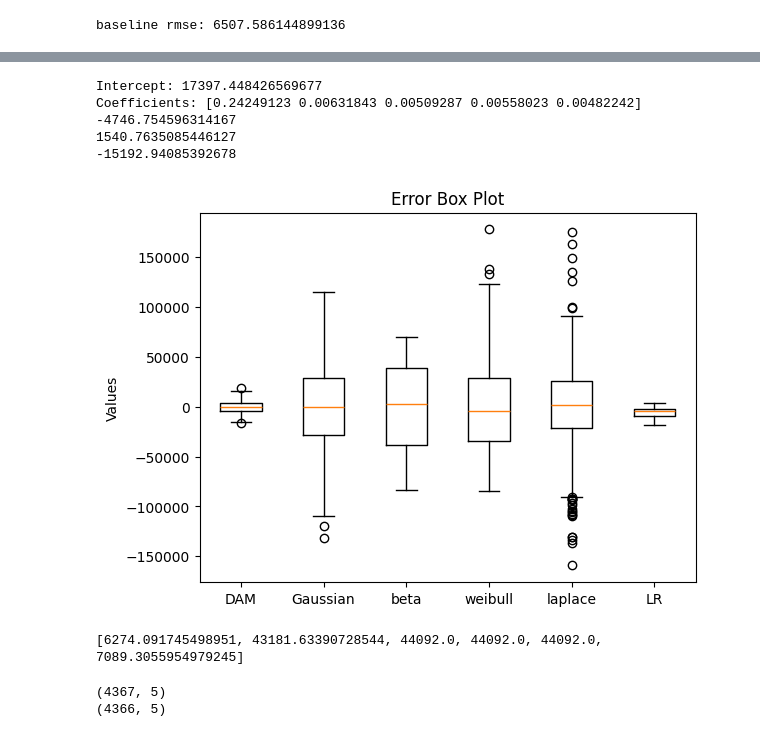
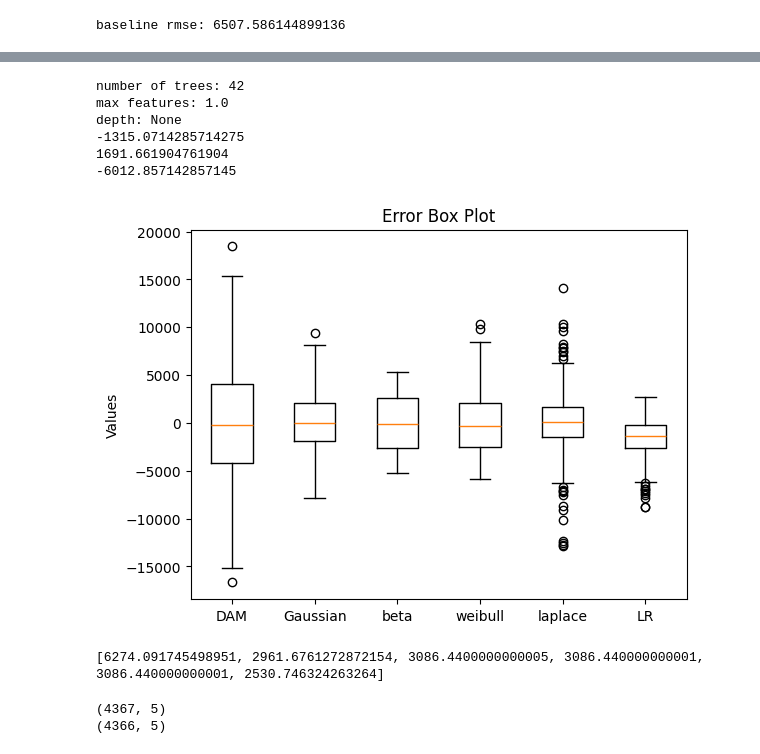
Before and after one commit to janghl/Siemens-Privacy-in-Reinforcement-Learning, a Jupyter notebook: demand.ipynb, the cells around one changed output, grey strips where cells are left out. Cells and saved outputs as stored; diff of their text form; code cells hidden in the pictures.

```diff
--- a/demand.ipynb
+++ b/demand.ipynb
@@ -290,7 +290,7 @@ limit_display(5)
 # %%
 warnings.filterwarnings('ignore')
 
-error_range_rate = 1
+error_range_rate = 0.07
 time_arr, y_DAM, time_arr_val, y_DAM_val, time_arr_test, y_DAM_test = CAISO_forecast()
 time_arr, y_truth, time_arr_val, y_truth_val, time_arr_test, y_truth_test = GodMode()
 y_guassian = add_gaussian_noise(y_truth, error_range_rate)
@@ -322,6 +322,9 @@ from sklearn.neighbors import KNeighborsRegressor
 from keras.models import Sequential
 from keras.layers import Dense
 from sklearn.linear_model import LinearRegression
+from sklearn.ensemble import RandomForestRegressor
+from sklearn.model_selection import train_test_split
+from sklearn.metrics import mean_squared_error
 warnings.filterwarnings('ignore')
 
 
@@ -360,6 +363,17 @@ def LR(X_train, Y_train, X_val, Y_val):
   print("Coefficients:", regression.coef_)
 
   return rmse, Y_pred
+
+
+def Forest(X_train, Y_train, X_val, Y_val, num):
+  forest = RandomForestRegressor(n_estimators=num)
+  forest.fit(X_train, Y_train)
+  Y_pred = forest.predict(X_val)
+  rmse = mean_squared_error(Y_val, Y_pred, squared=False)
+  print("number of trees:", forest.n_estimators)
+  print("max features:", forest.max_features)
+  print("depth:", forest.max_depth)
+  return rmse, Y_pred
 # %%
 print(X_train.shape)
 print(Y_train.shape)
@@ -543,30 +656,31 @@ print(rmse_equal)
 # %%
-_, Y_pred_test = LR(X_train, Y_train, X_test, Y_test)
+_, Y_pred_test = Forest(X_train, Y_train, X_test, Y_test, 42)
 Error = Y_pred_test - Y_test
 
 # median, 97.5 percentile, 2.5 percentile
 median = np.median(Error)
 percentile_975 = np.percentile(Error, 97.5)
 percentile_25 = np.percentile(Error, 2.5)
 print(median)
 print(percentile_975)
 print(percentile_25)
 
 # error box plot Error, F1,.. F5, ensemble
 data = np.concatenate([X_test-Y_test[:,np.newaxis], Error.reshape((Error.shape[0],1))], axis=1)
 fig, ax = plt.subplots()
 ax.boxplot(data)
 ax.set_xticklabels(['DAM', 'Gaussian', 'beta', 'weibull', 'laplace', 'LR'])
 ax.set_ylabel('Values')
 ax.set_title('Error Box Plot')
 plt.show()
 # %% [output]
-Intercept: 17397.448426569677
-Coefficients: [0.24249123 0.00631843 0.00509287 0.00558023 0.00482242]
--4746.754596314167
-1540.7635085446127
--15192.94085392678
+number of trees: 42
+max features: 1.0
+depth: None
+-1315.0714285714275
+1691.661904761904
+-6012.857142857145
-[figure, old version]
+[figure, new version]
 # %%
 error = [
   np.sqrt(np.mean((X_test[:,0]-Y_test)**2)),\
@@ -578,7 +692,7 @@ error = [
   ]
 print(error)
 # %% [output]
-[6274.091745498951, 43181.63390728544, 44092.0, 44092.0, 44092.0, 7089.3055954979245]
+[6274.091745498951, 2961.6761272872154, 3086.4400000000005, 3086.440000000001, 3086.440000000001, 2530.746324263264]
 # %%
 Previous = X_train[:-1]-Y_train[:-1,np.newaxis]
 Error_array = X_train[1:] - Previous
```
Also changed, not shown: parts of 11 cells of this notebook.
